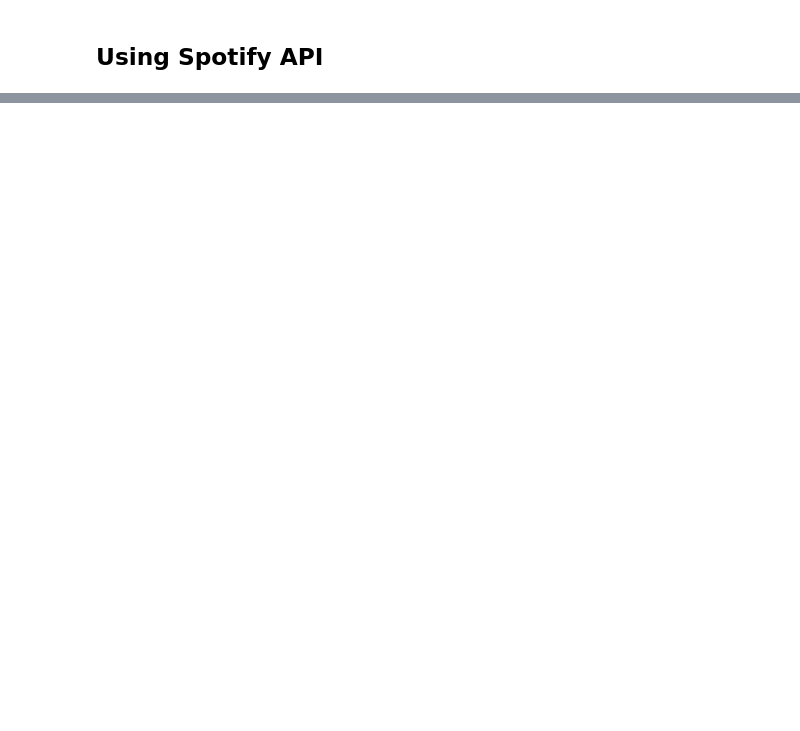
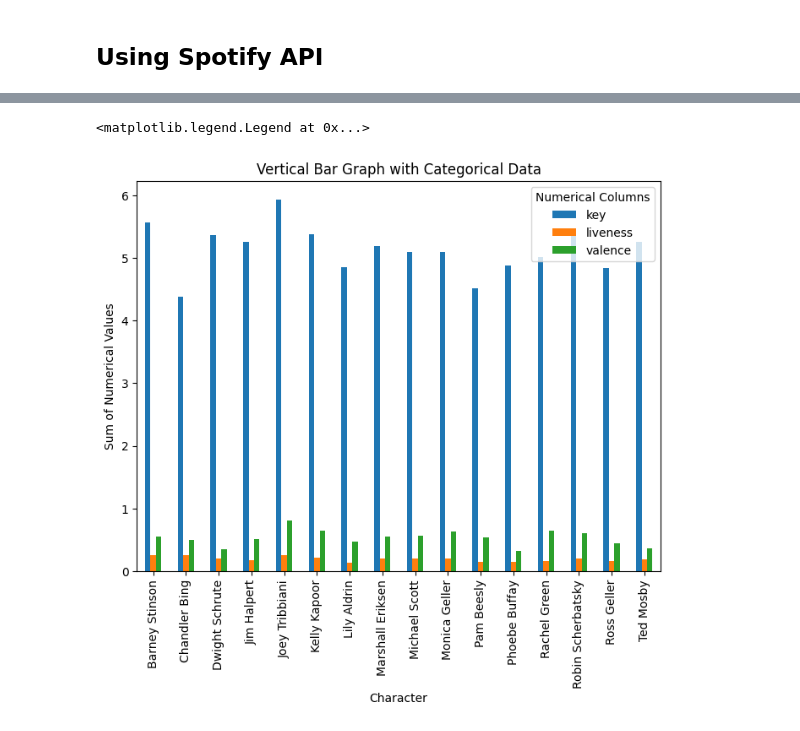
Before and after one commit to jsakarvadia/music-taste-classification-cdc2023, a Jupyter notebook: spotify_algorithm.ipynb, the cells around one changed output, grey strips where cells are left out. Cells and saved outputs as stored; diff of their text form; code cells hidden in the pictures; blank space fills up the shorter version.

```diff
--- a/spotify_algorithm.ipynb
+++ b/spotify_algorithm.ipynb
@@ -109,0 +117,23 @@ dtype: float64
+# %%
+import math
+
+def get_distance(point1, point2, top3):
+    return math.sqrt((point1[top3[0]] - point2[top3[0]])**2 + (point1[top3[1]] - point2[top3[1]])**2 + (point1[top3[2]] - point2[top3[2]])**2)
+# %%
+comparison = pd.DataFrame(top3_characters)
+comparison['distance'] = comparison.apply(lambda x: get_distance(x, user_point, top3_features), axis=1)
+comparison['percentage'] = (comparison['distance'].max() - comparison['distance']) / comparison['distance'].max()
+# %%
+vizy = comparison.sort_values('distance', ascending=True)
+# %%
+grouped = vizy.groupby('Character')[[top3_features[0], top3_features[1], top3_features[2]]].sum()
+ax = grouped.plot(kind='bar', figsize=(8, 6))
+plt.xlabel('Character')
+plt.ylabel('Sum of Numerical Values')
+plt.title('Vertical Bar Graph with Categorical Data')
+
+# Add legend
+plt.legend(title='Numerical Columns')
+# %% [output]
+<matplotlib.legend.Legend at 0x...>
+[figure, added]
```
Also changed, not shown: parts of 9 cells of this notebook, 3 other files.
